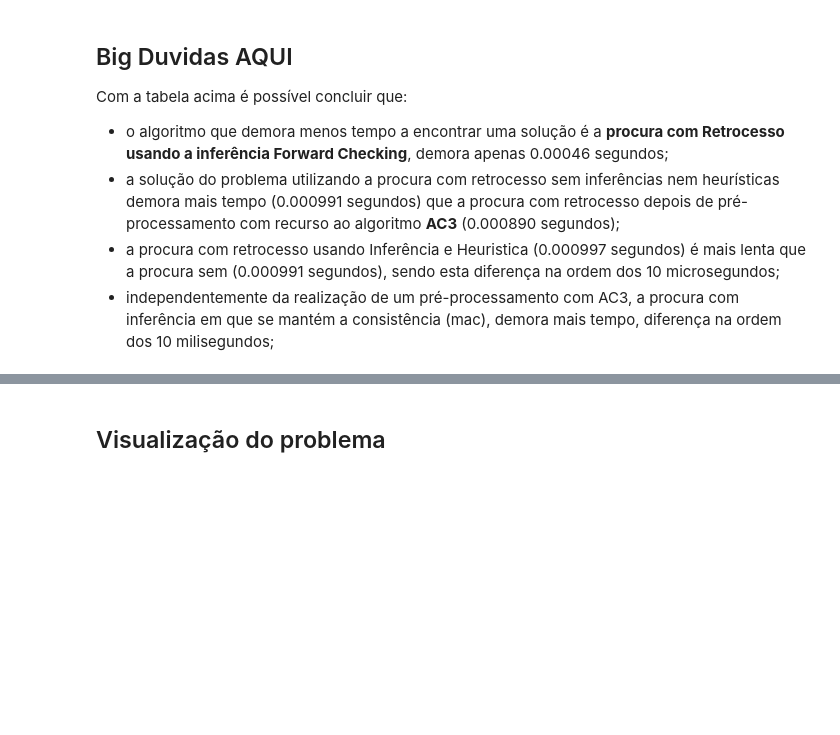
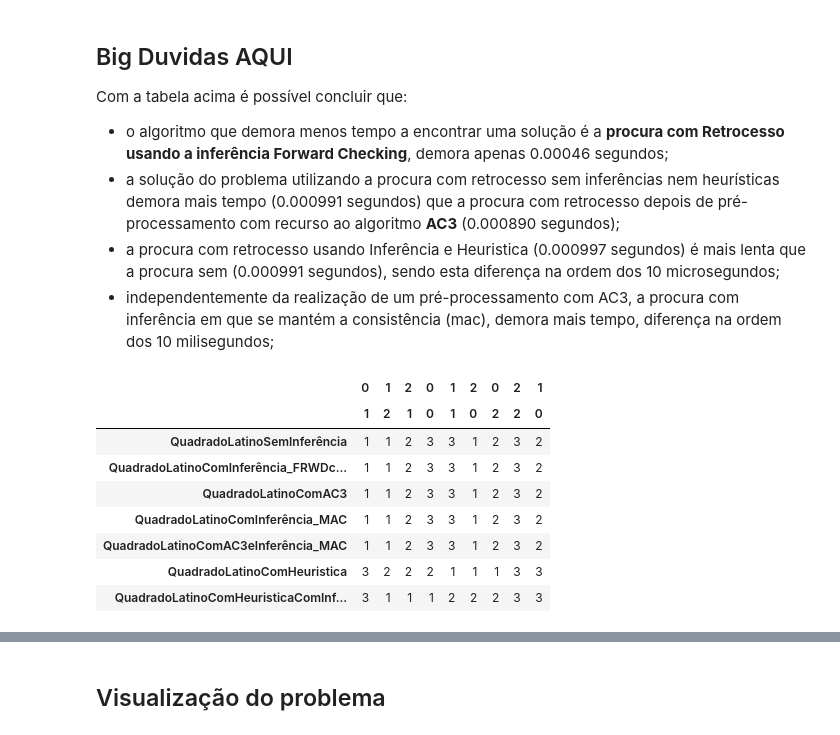
Before and after one commit to Singularitty/ProjetoSI, a Jupyter notebook: Projeto2/projeto2-SI/SI-proj2-42.ipynb, the cells around one changed output, grey strips where cells are left out. Drawn from its saved outputs; the diff is of its cells as text; code cells hidden in the pictures; blank space fills up the shorter version.

```diff
--- a/Projeto2/projeto2-SI/SI-proj2-42.ipynb
+++ b/Projeto2/projeto2-SI/SI-proj2-42.ipynb
@@ -137,4 +141,5 @@ stop = timeit.default_timer()
 print('Time: ', stop - start)
 print('Assignment (QuadradoLatinoComInferência_MAC) = ',r)
 tempos['QuadradoLatinoComInferência_MAC'] = stop - start
+solucoes['QuadradoLatinoComInferência_MAC'] = r
 # %% [output]
@@ -149,4 +154,5 @@ stop = timeit.default_timer()
 print('Time: ', stop - start)
 print('Assignment (QuadradoLatinoComAC3eInferência_MAC) = ',r)
 tempos['QuadradoLatinoComAC3eInferência_MAC'] = stop - start
+solucoes['QuadradoLatinoComAC3eInferência_MAC'] = r
 # %% [output]
@@ -160,4 +166,5 @@ stop = timeit.default_timer()
 print('Time: ', stop - start)
 print('Assignment (QuadradoLatinoComHeuristica) = ',r)
 tempos['QuadradoLatinoComHeuristica'] = stop - start
+solucoes['QuadradoLatinoComHeuristica'] = r
 # %% [output]
@@ -170,5 +177,6 @@ r = backtracking_search(QuadradoLatinoComHeuristicaComInferencia, select_unassig
 stop = timeit.default_timer()
 print('Time: ', stop - start)
 print('Assignment (QuadradoLatinoComHeuristicaComInferencia) = ',r)
-tempos['QuadradoLatinoComHeuristicaComInferencia'] = [stop - start]
+tempos['QuadradoLatinoComHeuristicaComInferencia'] = stop - start
+solucoes['QuadradoLatinoComHeuristicaComInferencia'] = r
 # %% [output]
@@ -202,3 +203,16 @@ Com a tabela acima é possível concluir que:
 - a solução do problema utilizando a procura com retrocesso sem inferências nem heurísticas demora mais tempo (0.000991 segundos) que a procura com retrocesso depois de pré-processamento com recurso ao algoritmo **AC3** (0.000890 segundos);
 - a procura com retrocesso usando Inferência e Heuristica (0.000997 segundos) é mais lenta que a procura sem (0.000991 segundos), sendo esta diferença na ordem dos 10 microsegundos;
 - independentemente da realização de um pré-processamento com AC3, a procura com inferência em que se mantém a consistência (mac), demora mais tempo, diferença na ordem dos 10 milisegundos;
+# %%
+sols = pd.DataFrame(solucoes).T
+sols
+# %% [output]
+|  | 0 | 1 | 2 | 0 | 1 | 2 | 0 | 2 | 1 |
+|  | 1 | 2 | 1 | 0 | 1 | 0 | 2 | 2 | 0 |
+| QuadradoLatinoSemInferência | 1 | 1 | 2 | 3 | 3 | 1 | 2 | 3 | 2 |
+| QuadradoLatinoComInferência_FRWDc... | 1 | 1 | 2 | 3 | 3 | 1 | 2 | 3 | 2 |
+| QuadradoLatinoComAC3 | 1 | 1 | 2 | 3 | 3 | 1 | 2 | 3 | 2 |
+| QuadradoLatinoComInferência_MAC | 1 | 1 | 2 | 3 | 3 | 1 | 2 | 3 | 2 |
+| QuadradoLatinoComAC3eInferência_MAC | 1 | 1 | 2 | 3 | 3 | 1 | 2 | 3 | 2 |
+| QuadradoLatinoComHeuristica | 3 | 2 | 2 | 2 | 1 | 1 | 1 | 3 | 3 |
+| QuadradoLatinoComHeuristicaComInf... | 3 | 1 | 1 | 1 | 2 | 2 | 2 | 3 | 3 |
```
Also changed, not shown: parts of 21 cells of this notebook.
